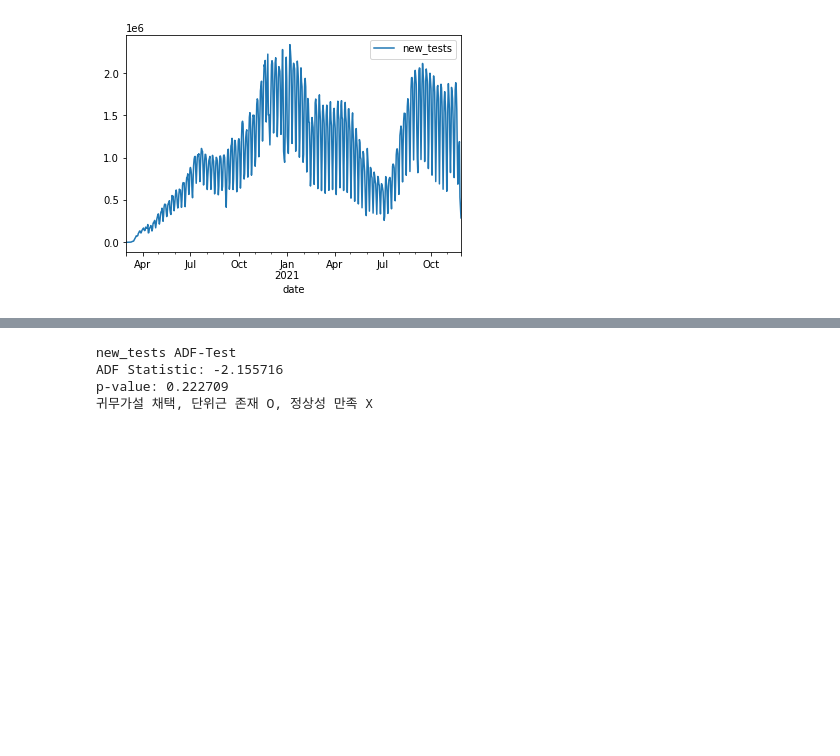
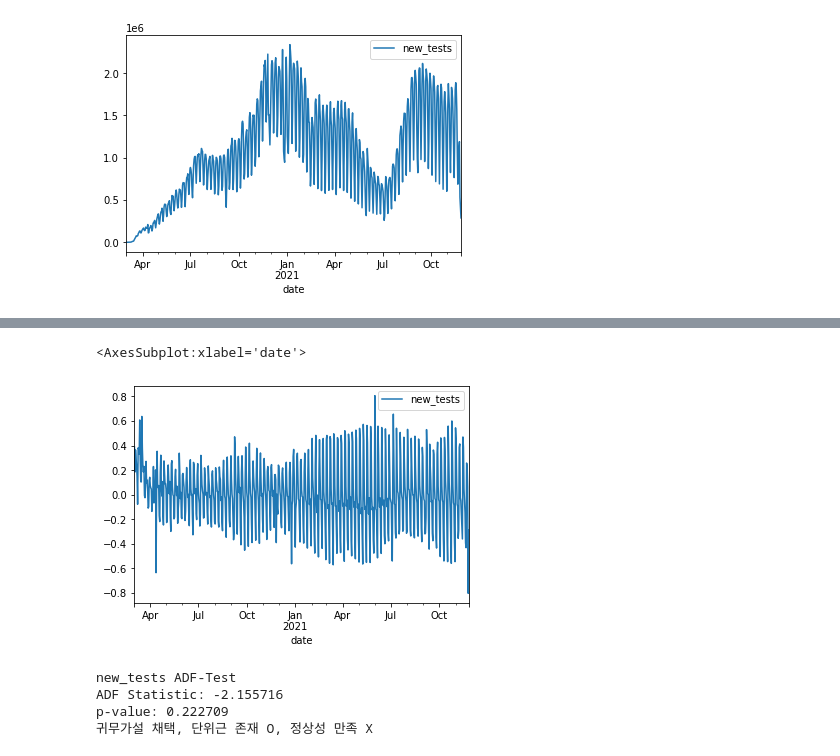
Before and after one commit to Ssunbell/ADP_study, a Jupyter notebook: 13주차/seonjong/timeseries_modeling.ipynb, the cells around one changed output, grey strips where cells are left out. Saved outputs shown, nothing was run; the diff lists cells and outputs as text; code cells hidden in the pictures; blank space fills up the shorter version.

```diff
--- a/13주차/seonjong/timeseries_modeling.ipynb
+++ b/13주차/seonjong/timeseries_modeling.ipynb
@@ -85,3 +95,10 @@ df_us.plot()
+# %%
+import numpy as np
+
+np.log(df_us).diff()[1:].plot()
+# %% [output]
+<AxesSubplot:xlabel='date'>
+[figure, added]
 # %%
 from statsmodels.tsa.stattools import adfuller
 
```
Also changed, not shown: parts of 77 cells of this notebook.
